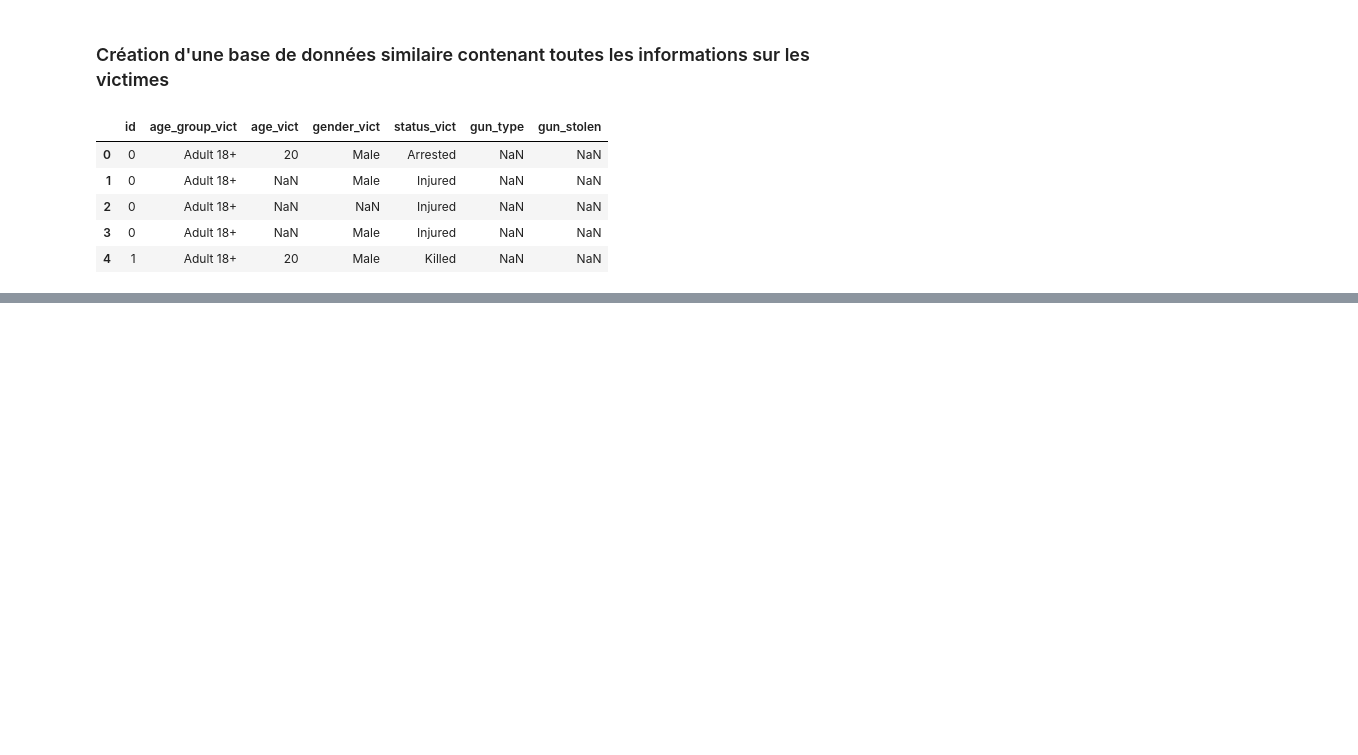
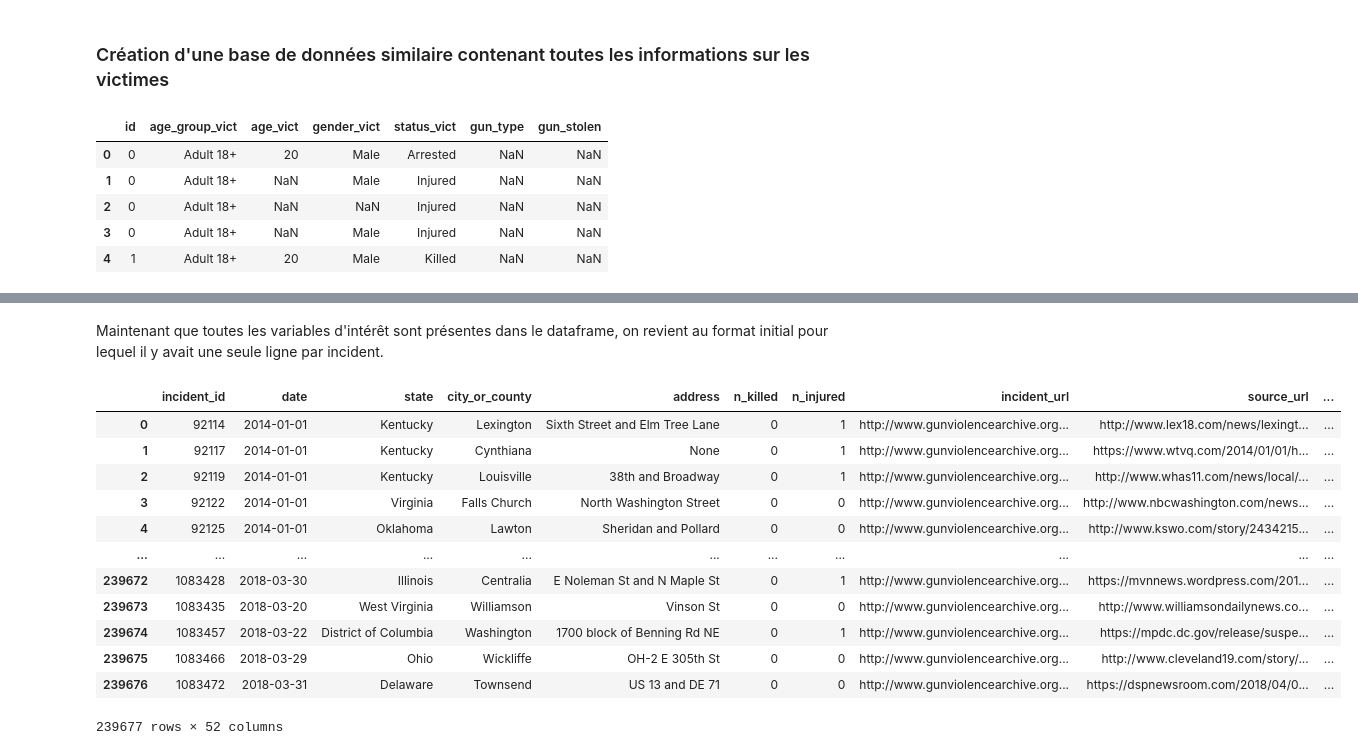
Before and after one commit to eleroux46/gun_violence, a Jupyter notebook: traitement_gun_violence.ipynb, the cells around one changed output, grey strips where cells are left out. Cells and saved outputs as stored; diff of their text form; code cells hidden in the pictures; blank space fills up the shorter version.

```diff
--- a/traitement_gun_violence.ipynb
+++ b/traitement_gun_violence.ipynb
@@ -386,0 +391,6 @@ df_victim.to_csv('df_victim.csv')
+# %%
+#création d'une base unique avec les informations sur les suspects et les victimes
+updated_base=updated_base.reset_index()
+merge_sus=pd.merge(updated_base, df_suspects, how='outer', left_on='index', right_on='id')
+merge_tot=pd.merge(merge_sus, df_victim, how='outer', right_on='id', left_on='index')
+merge_tot.head()
@@ -386,0 +420,2 @@ df_victim.to_csv('df_victim.csv')
+# %%
+data_indic=merge_tot.copy()
@@ -386,0 +530,2 @@ df_victim.to_csv('df_victim.csv')
+# %% [markdown]
+Maintenant que toutes les variables d'intérêt sont présentes dans le dataframe, on revient au format initial pour lequel il y avait une seule ligne par incident.
@@ -386,0 +588,16 @@ df_victim.to_csv('df_victim.csv')
+# %%
+aggregated_data
+# %% [output]
+|  | incident_id | date | state | city_or_county | address | n_killed | n_injured | incident_url | source_url | ... |
+| 0 | 92114 | 2014-01-01 | Kentucky | Lexington | Sixth Street and Elm Tree Lane | 0 | 1 | http://www.gunviolencearchive.org... | http://www.lex18.com/news/lexingt... | ... |
+| 1 | 92117 | 2014-01-01 | Kentucky | Cynthiana | None | 0 | 1 | http://www.gunviolencearchive.org... | https://www.wtvq.com/2014/01/01/h... | ... |
+| 2 | 92119 | 2014-01-01 | Kentucky | Louisville | 38th and Broadway | 0 | 1 | http://www.gunviolencearchive.org... | http://www.whas11.com/news/local/... | ... |
+| 3 | 92122 | 2014-01-01 | Virginia | Falls Church | North Washington Street | 0 | 0 | http://www.gunviolencearchive.org... | http://www.nbcwashington.com/news... | ... |
+| 4 | 92125 | 2014-01-01 | Oklahoma | Lawton | Sheridan and Pollard | 0 | 0 | http://www.gunviolencearchive.org... | http://www.kswo.com/story/2434215... | ... |
+| ... | ... | ... | ... | ... | ... | ... | ... | ... | ... | ... |
+| 239672 | 1083428 | 2018-03-30 | Illinois | Centralia | E Noleman St and N Maple St | 0 | 1 | http://www.gunviolencearchive.org... | https://mvnnews.wordpress.com/201... | ... |
+| 239673 | 1083435 | 2018-03-20 | West Virginia | Williamson | Vinson St | 0 | 0 | http://www.gunviolencearchive.org... | http://www.williamsondailynews.co... | ... |
+| 239674 | 1083457 | 2018-03-22 | District of Columbia | Washington | 1700 block of Benning Rd NE | 0 | 1 | http://www.gunviolencearchive.org... | https://mpdc.dc.gov/release/suspe... | ... |
+| 239675 | 1083466 | 2018-03-29 | Ohio | Wickliffe | OH-2 E 305th St | 0 | 0 | http://www.gunviolencearchive.org... | http://www.cleveland19.com/story/... | ... |
+| 239676 | 1083472 | 2018-03-31 | Delaware | Townsend | US 13 and DE 71 | 0 | 0 | http://www.gunviolencearchive.org... | https://dspnewsroom.com/2018/04/0... | ... |
+239677 rows × 52 columns
```
Also changed, not shown: parts of 14 cells of this notebook, 4 other files.
